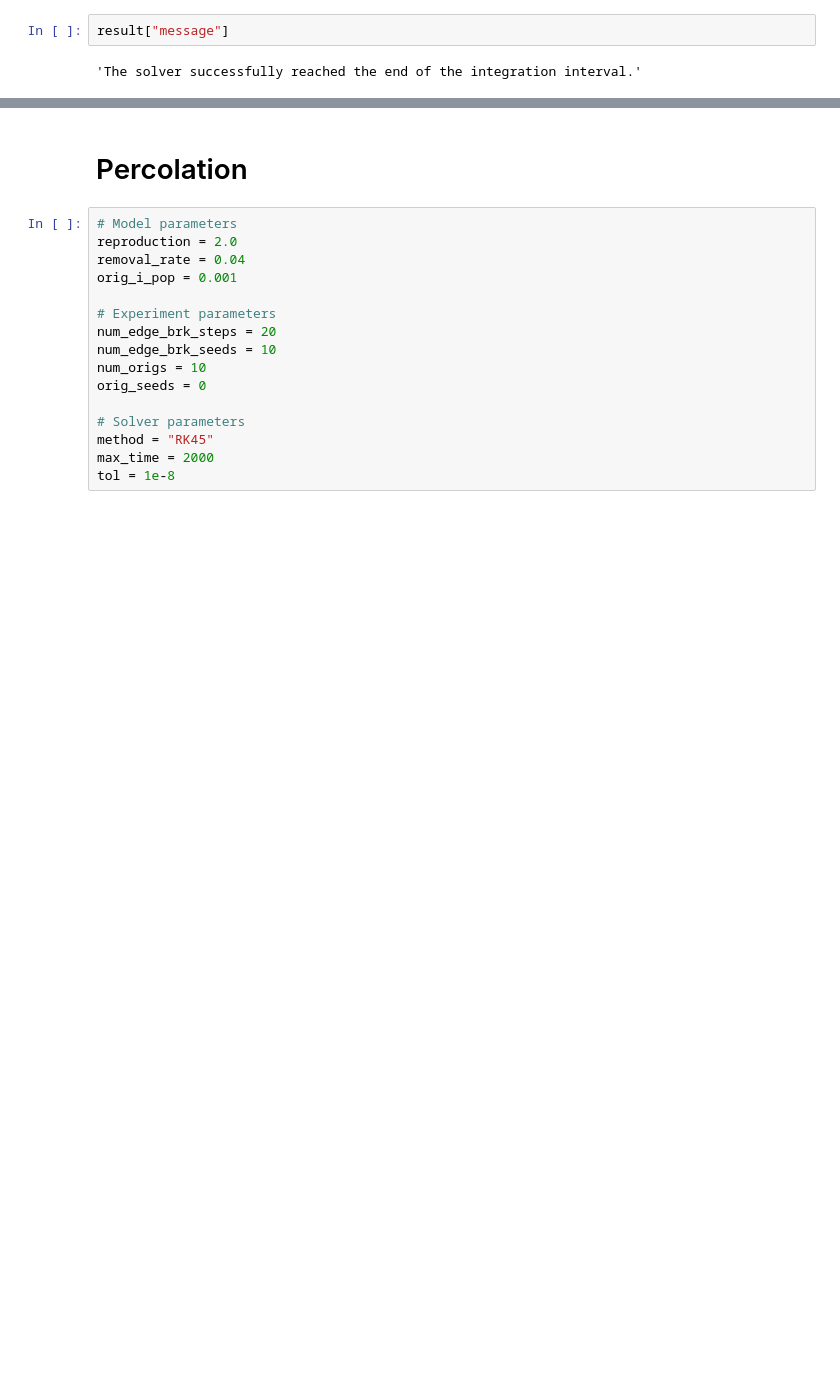
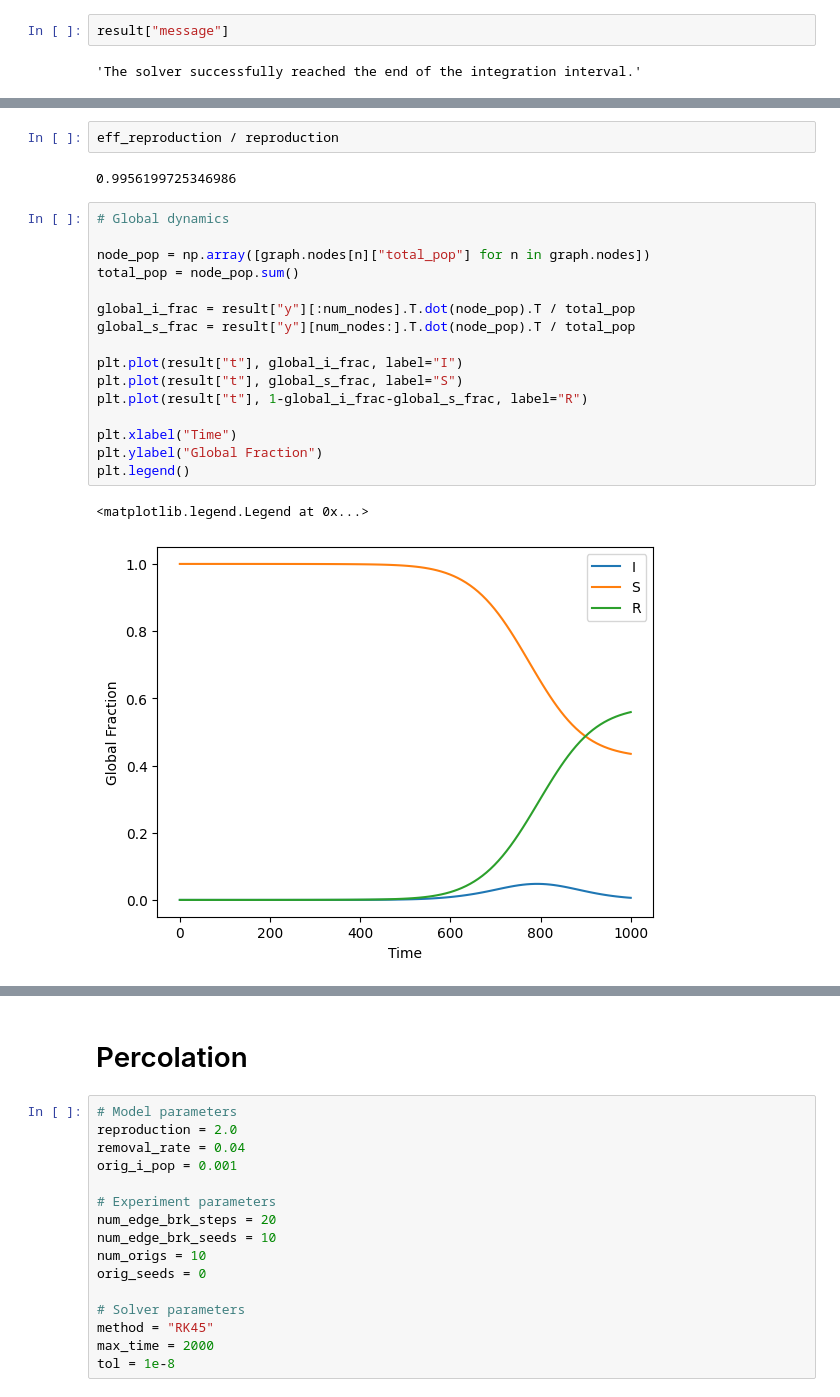
Before and after one commit to DiDyou1123/KENTECH-Capstone2026-Epidemics, a Jupyter notebook: test-percolation-SIR.ipynb, the cells around one changed output, grey strips where cells are left out. Drawn from its saved outputs; the diff is of its cells as text; blank space fills up the shorter version.

```diff
--- a/test-percolation-SIR.ipynb
+++ b/test-percolation-SIR.ipynb
@@ -151,0 +165,23 @@ global_r_pop_fin / global_total_pop
+# %%
+eff_reproduction / reproduction
+# %% [output]
+0.9956199725346986
+# %%
+# Global dynamics
+
+node_pop = np.array([graph.nodes[n]["total_pop"] for n in graph.nodes])
+total_pop = node_pop.sum()
+
+global_i_frac = result["y"][:num_nodes].T.dot(node_pop).T / total_pop
+global_s_frac = result["y"][num_nodes:].T.dot(node_pop).T / total_pop
+
+plt.plot(result["t"], global_i_frac, label="I")
+plt.plot(result["t"], global_s_frac, label="S")
+plt.plot(result["t"], 1-global_i_frac-global_s_frac, label="R")
+
+plt.xlabel("Time")
+plt.ylabel("Global Fraction")
+plt.legend()
+# %% [output]
+<matplotlib.legend.Legend at 0x...>
+[figure, added]
```
Also changed, not shown: parts of 11 cells of this notebook.
